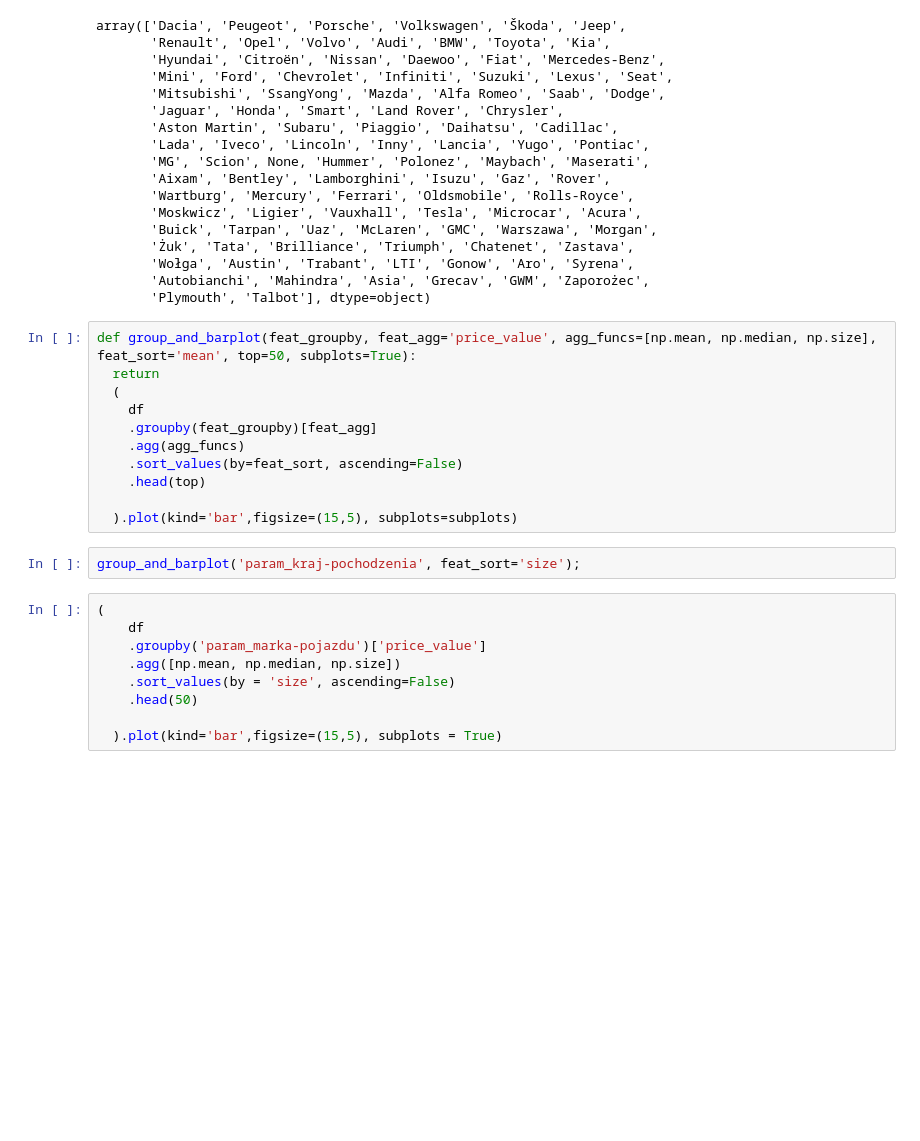
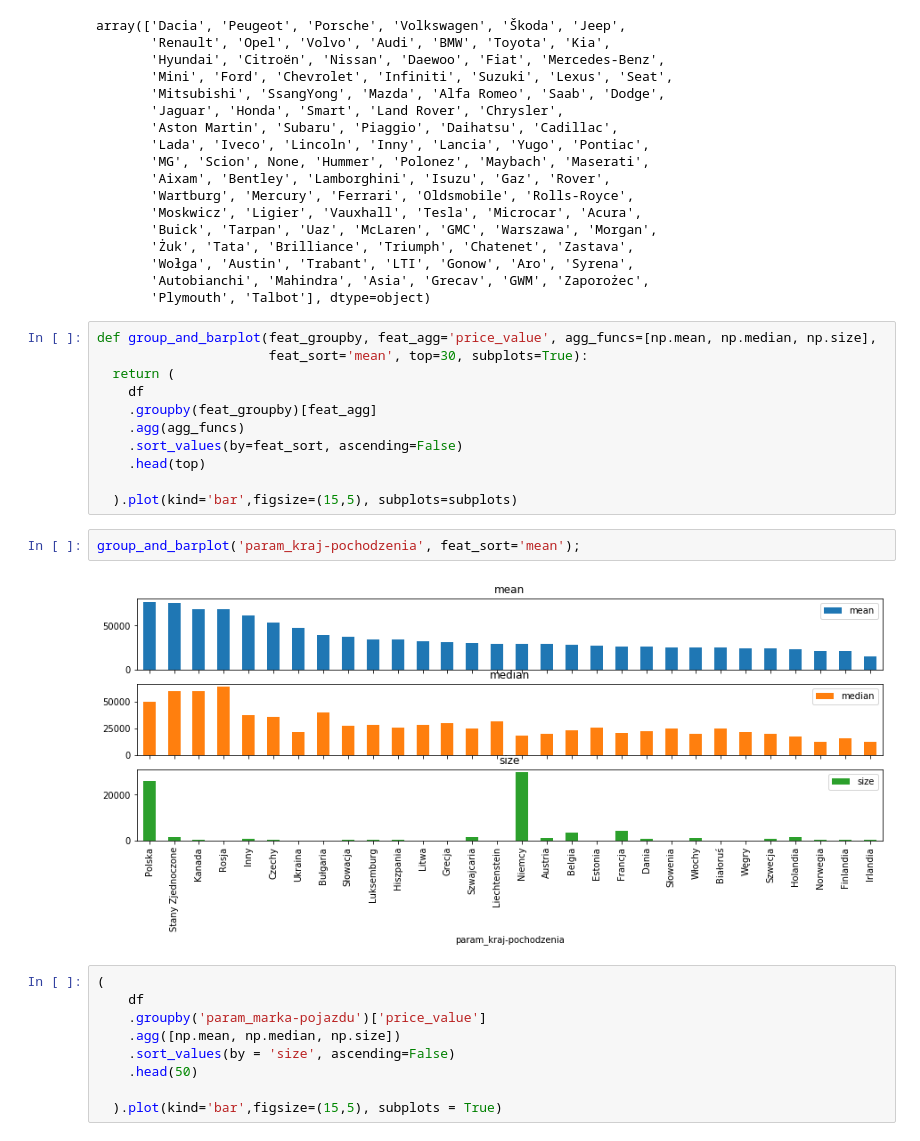
Before and after one commit to oxanquits/dw-matrix-car, a Jupyter notebook: day2_visualization.ipynb, the cells around one changed output. Cells and saved outputs as stored; diff of their text form; blank space fills up the shorter version.

Commit message:
add visualization

```diff
--- a/day2_visualization.ipynb
+++ b/day2_visualization.ipynb
@@ -82,9 +82,9 @@ array(['Dacia', 'Peugeot', 'Porsche', 'Volkswagen', 'Škoda', 'Jeep',
        'Autobianchi', 'Mahindra', 'Asia', 'Grecav', 'GWM', 'Zaporożec',
        'Plymouth', 'Talbot'], dtype=object)
 # %%
-def group_and_barplot(feat_groupby, feat_agg='price_value', agg_funcs=[np.mean, np.median, np.size], feat_sort='mean', top=50, subplots=True):
-  return
-  (
+def group_and_barplot(feat_groupby, feat_agg='price_value', agg_funcs=[np.mean, np.median, np.size],
+                      feat_sort='mean', top=30, subplots=True):
+  return (
     df
     .groupby(feat_groupby)[feat_agg]
     .agg(agg_funcs)
@@ -93,7 +93,9 @@ def group_and_barplot(feat_groupby, feat_agg='price_value', agg_funcs=[np.mean,
 
   ).plot(kind='bar',figsize=(15,5), subplots=subplots)
 # %%
-group_and_barplot('param_kraj-pochodzenia', feat_sort='size');
+group_and_barplot('param_kraj-pochodzenia', feat_sort='mean');
+# %% [output]
+[figure, added]
 # %%
 (
     df
```
